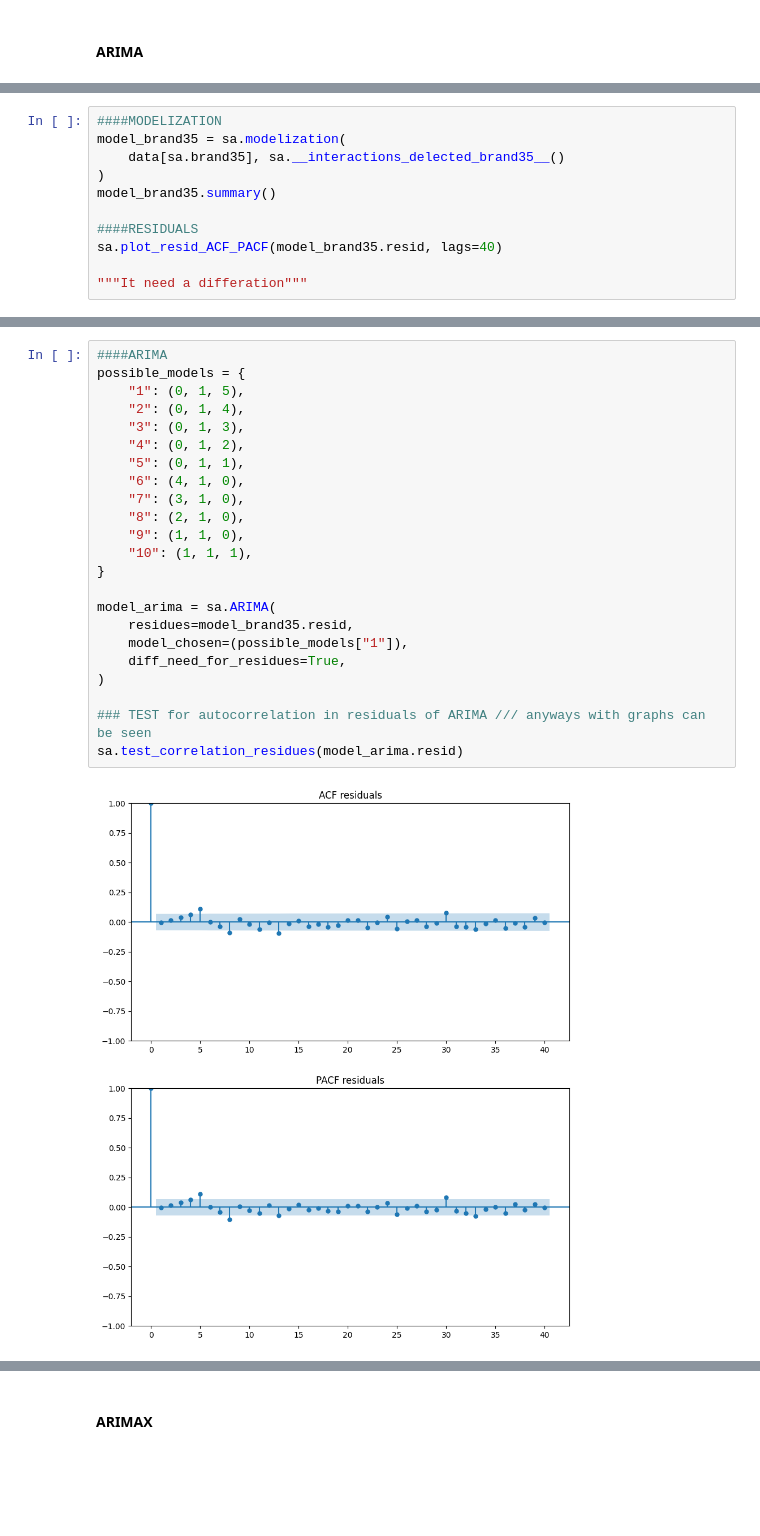
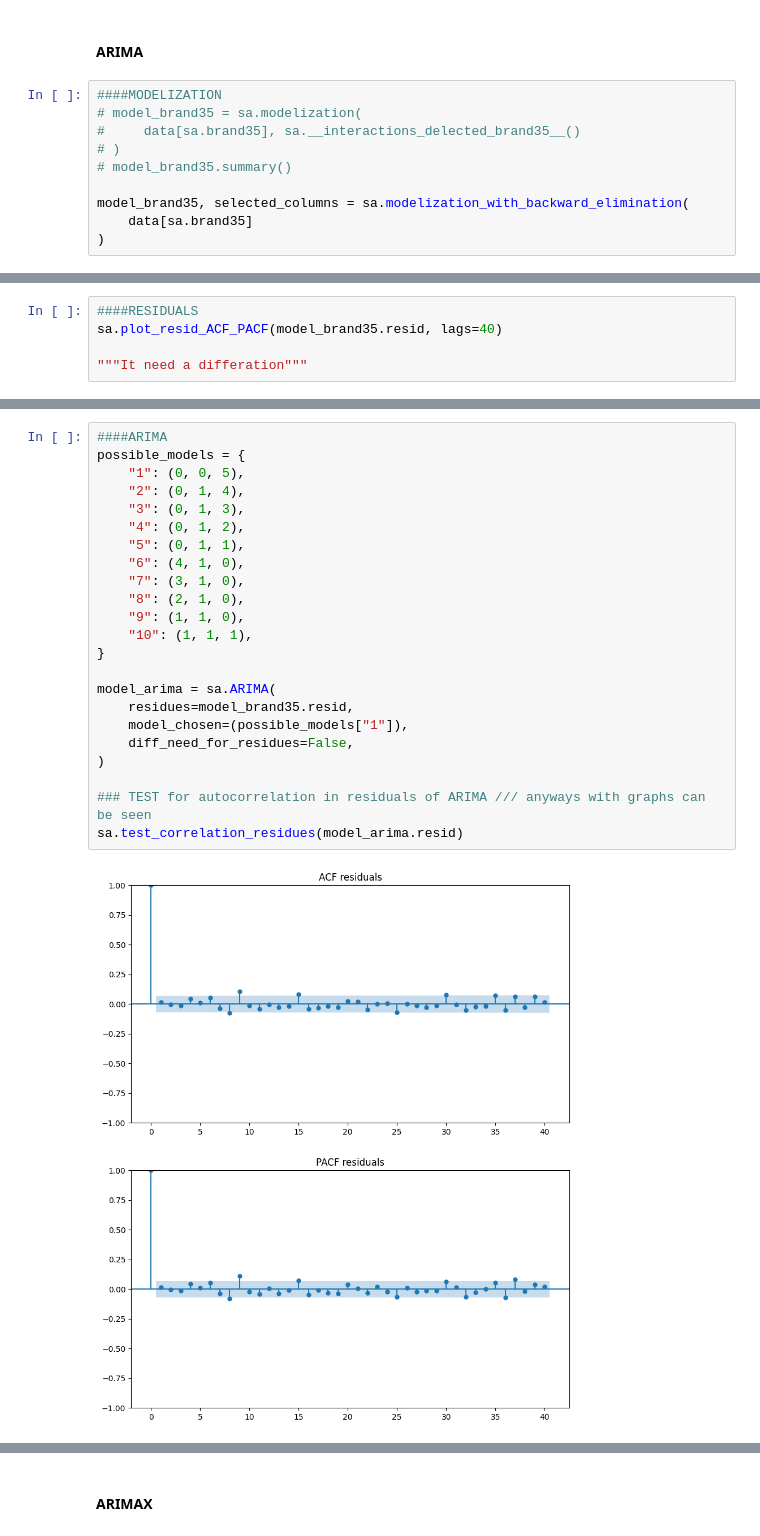
Before and after one commit to oscarjibou/BT-DataAnalysis, a Jupyter notebook: data_analysis.ipynb, the cells around one changed output, grey strips where cells are left out. Drawn from its saved outputs; the diff is of its cells as text; blank space fills up the shorter version.

```diff
--- a/data_analysis.ipynb
+++ b/data_analysis.ipynb
@@ -17,3 +17,13 @@ For example, when doing 'df[col].method(value, inplace=True)', try using 'df.met
   data["brand"].replace({i: "other"}, inplace=True)
 # %% [markdown]
 #### ARIMA
+# %%
+####MODELIZATION
+# model_brand35 = sa.modelization(
+#     data[sa.brand35], sa.__interactions_delected_brand35__()
+# )
+# model_brand35.summary()
+
+model_brand35, selected_columns = sa.modelization_with_backward_elimination(
+    data[sa.brand35]
+)
@@ -20,10 +35,4 @@ For example, when doing 'df[col].method(value, inplace=True)', try using 'df.met
 # %%
-####MODELIZATION
-model_brand35 = sa.modelization(
-    data[sa.brand35], sa.__interactions_delected_brand35__()
-)
-model_brand35.summary()
-
 ####RESIDUALS
 sa.plot_resid_ACF_PACF(model_brand35.resid, lags=40)
 
@@ -38,26 +43,26 @@ See the caveats in the documentation: https://pandas.pydata.org/pandas-docs/stab
 # %%
 ####ARIMA
 possible_models = {
-    "1": (0, 1, 5),
+    "1": (0, 0, 5),
     "2": (0, 1, 4),
     "3": (0, 1, 3),
     "4": (0, 1, 2),
     "5": (0, 1, 1),
     "6": (4, 1, 0),
     "7": (3, 1, 0),
     "8": (2, 1, 0),
     "9": (1, 1, 0),
     "10": (1, 1, 1),
 }
 
 model_arima = sa.ARIMA(
     residues=model_brand35.resid,
     model_chosen=(possible_models["1"]),
-    diff_need_for_residues=True,
+    diff_need_for_residues=False,
 )
 
 ### TEST for autocorrelation in residuals of ARIMA /// anyways with graphs can be seen
 sa.test_correlation_residues(model_arima.resid)
 # %% [output]
-[figure, old version]
+[figure, new version]
 |  | lb_stat | lb_pvalue |
```
Also changed, not shown: parts of 3 cells of this notebook.
